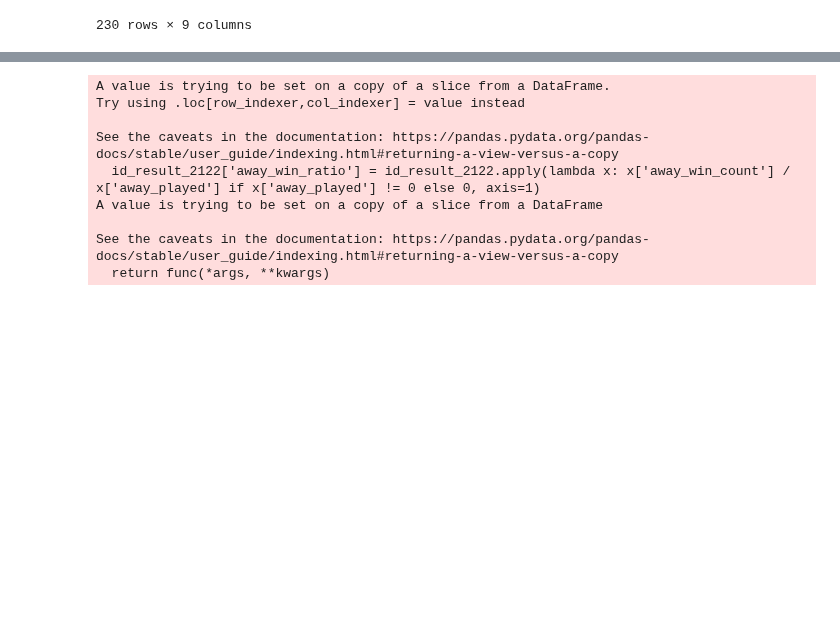
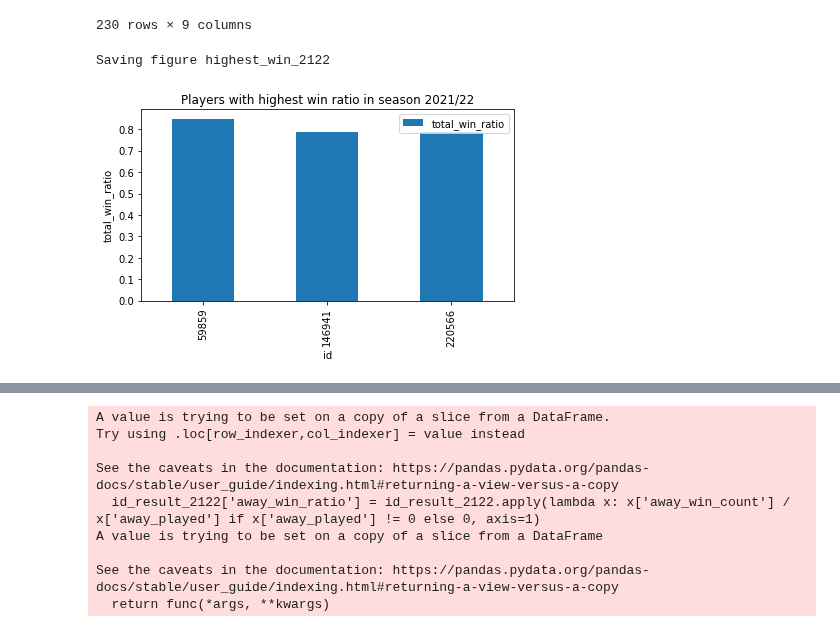
Before and after one commit to minhngt62/ds-epl-matches, a Jupyter notebook: notebooks/03.4_eda_on_integrated_data.ipynb, the cells around one changed output, grey strips where cells are left out. Saved outputs shown, nothing was run; the diff lists cells and outputs as text; code cells hidden in the pictures; blank space fills up the shorter version.

```diff
--- a/notebooks/03.4_eda_on_integrated_data.ipynb
+++ b/notebooks/03.4_eda_on_integrated_data.ipynb
@@ -547,3 +622,27 @@ id_result_2122
 | 228 | 151589 | 3 | 5 | 3 | 10 | 5 | ... |
 | 229 | 56979 | 11 | 0 | 11 | 15 | 9 | ... |
 230 rows × 9 columns
+# %%
+id_result_2122["total_played"] = id_result_2122["home_played"] + id_result_2122["away_played"]
+id_result_2122["total_win_count"] = id_result_2122["home_win_count"] + id_result_2122["away_win_count"]
+id_result_2122["total_lose_count"] = id_result_2122["home_lose_count"] + id_result_2122["away_lose_count"]
+id_result_2122["total_draw_count"] = id_result_2122["home_draw_count"] + id_result_2122["away_draw_count"]
+# %%
+# Calculate home win ratio
+id_result_2122['total_win_ratio'] = id_result_2122.apply(lambda x: x['total_win_count'] / x['total_played'] if x['total_played'] != 0 else 0, axis=1)
+
+# Sort by home win ratio
+id_result_2122.sort_values(by='total_win_ratio', ascending=False, inplace=True)
+
+# Select the first 3 players
+id_result_2122 = id_result_2122.head(3)
+# plot
+
+fig = id_result_2122.plot(kind='bar', x='id', y='total_win_ratio', legend=True)
+fig.set_xlabel("id")
+fig.set_ylabel("total_win_ratio")
+fig.set_title("Players with highest win ratio in season 2021/22")
+save_fig("highest_win_2122")
+# %% [output]
+Saving figure highest_win_2122
+[figure, added]
```
Also changed, not shown: parts of 7 cells of this notebook, 3 other files.
